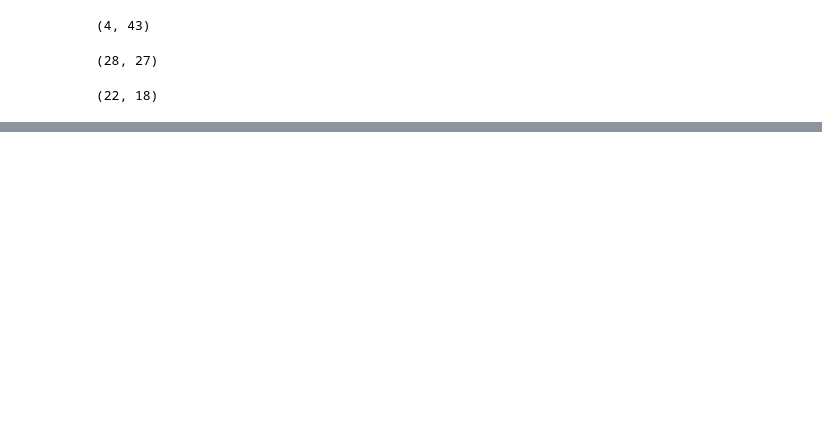
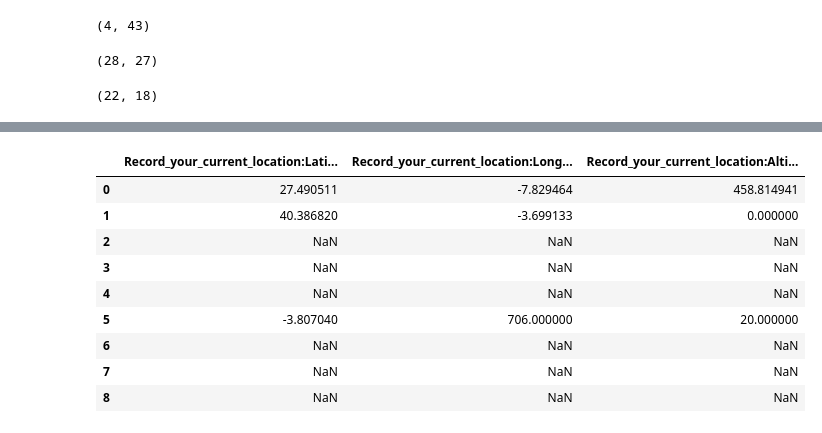
Before and after one commit to guillermosanchezg/NAUTIA, a Jupyter notebook: DesarrolloPy/NotebookTransform.ipynb, the cells around one changed output, grey strips where cells are left out. Saved outputs shown, nothing was run; the diff lists cells and outputs as text; code cells hidden in the pictures; blank space fills up the shorter version.

```diff
--- a/DesarrolloPy/NotebookTransform.ipynb
+++ b/DesarrolloPy/NotebookTransform.ipynb
@@ -323,0 +331,18 @@ Camp_ClimaticRegion
+# %%
+df1 = dfFix(PublicSpace,"Details:Shade_Areas","meta:instanceID")
+df1 = df1.isin(["yes"])
+U_Area_has_Community = dfFix(PublicSpace,"Record_your_current_location:Latitude","Record_your_current_location:Accuracy")
+mkCSV(U_Area_has_Community,"U_Area_has_Community.csv")
+# %%
+U_Area_has_Community
+# %% [output]
+|  | Record_your_current_location:Lati... | Record_your_current_location:Long... | Record_your_current_location:Alti... |
+| 0 | 27.490511 | -7.829464 | 458.814941 |
+| 1 | 40.386820 | -3.699133 | 0.000000 |
+| 2 | NaN | NaN | NaN |
+| 3 | NaN | NaN | NaN |
+| 4 | NaN | NaN | NaN |
+| 5 | -3.807040 | 706.000000 | 20.000000 |
+| 6 | NaN | NaN | NaN |
+| 7 | NaN | NaN | NaN |
+| 8 | NaN | NaN | NaN |
```
Also changed, not shown: parts of 3 cells of this notebook, 5 other files.
